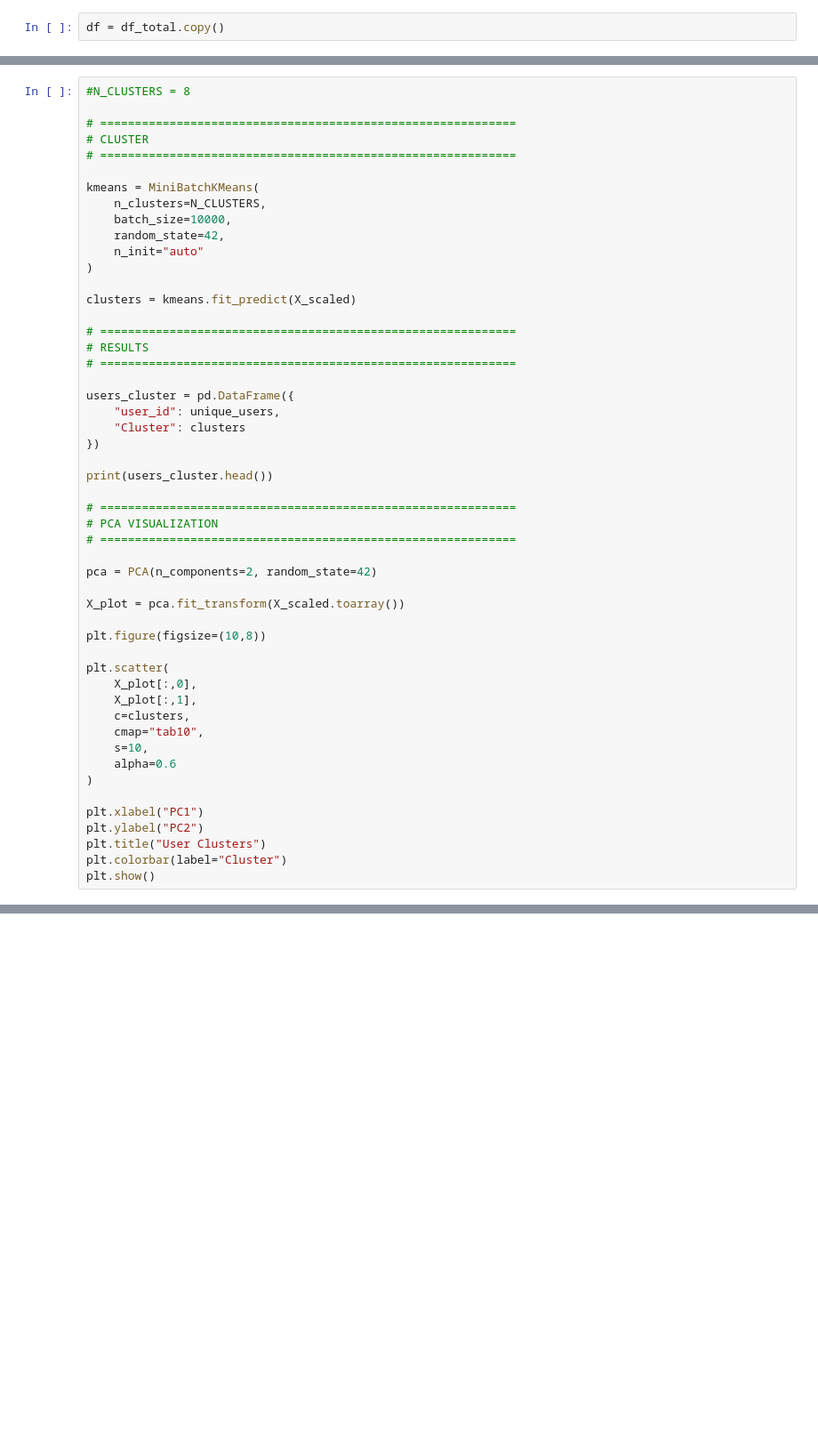
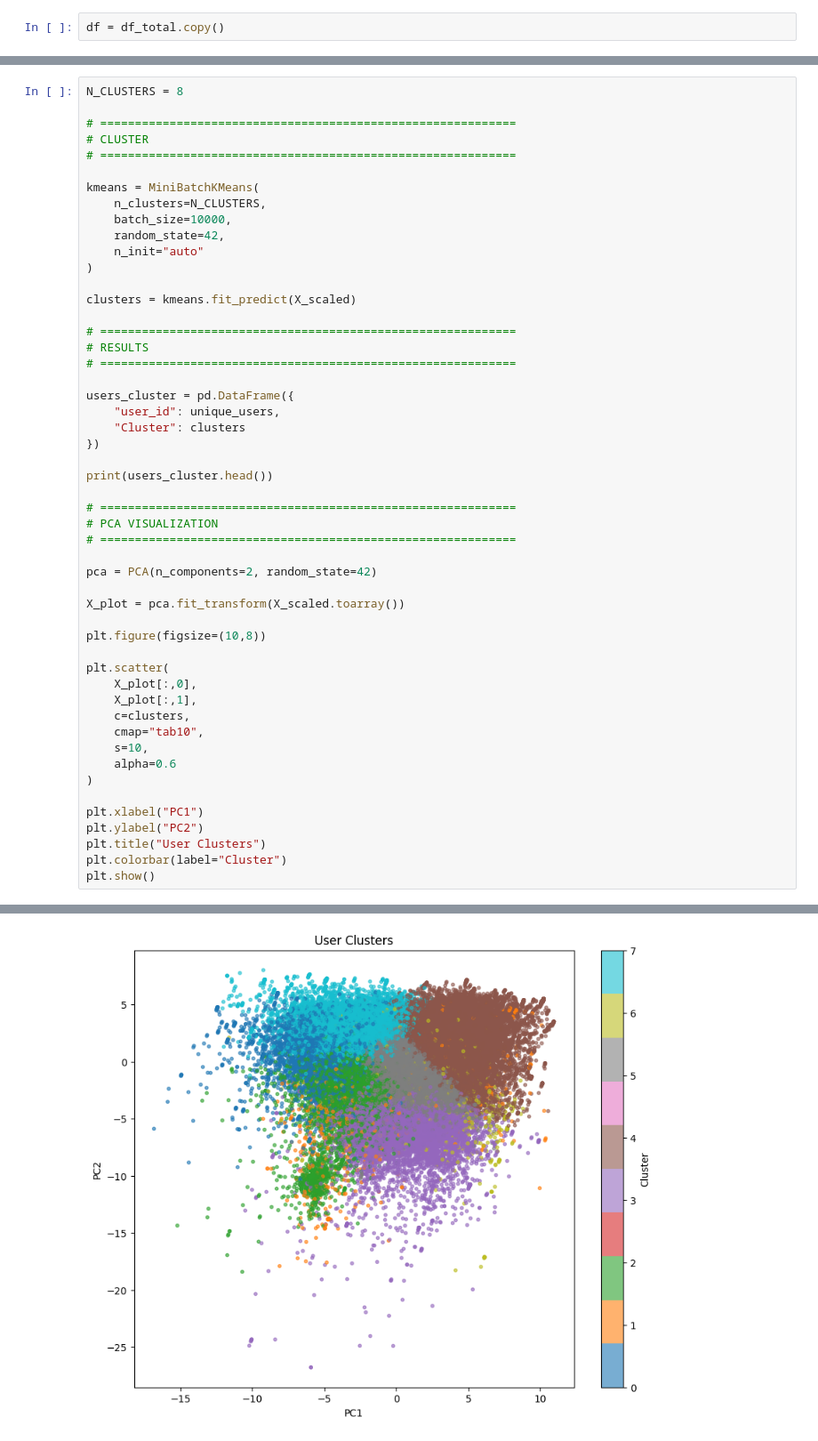
Before and after one commit to Nubily44/CD_EP, a Jupyter notebook: modelagem.ipynb, the cells around one changed output, grey strips where cells are left out. Shown at 89% size. Cells and saved outputs as stored; diff of their text form; blank space fills up the shorter version.

```diff
--- a/modelagem.ipynb
+++ b/modelagem.ipynb
@@ -262,5 +318,5 @@ N_CLUSTERS = best_k
 # %%
-#N_CLUSTERS = 8
+N_CLUSTERS = 8
 
 # ============================================================
 # CLUSTER
@@ -310,3 +366,4 @@ plt.ylabel("PC2")
 plt.title("User Clusters")
 plt.colorbar(label="Cluster")
 plt.show()
+# %% [output]
@@ -313,3 +376,4 @@ plt.show()
+[figure, added]
 # %%
 from collections import defaultdict, Counter
 import matplotlib.pyplot as plt
```
Also changed, not shown: parts of 15 cells of this notebook, 2 other files.
